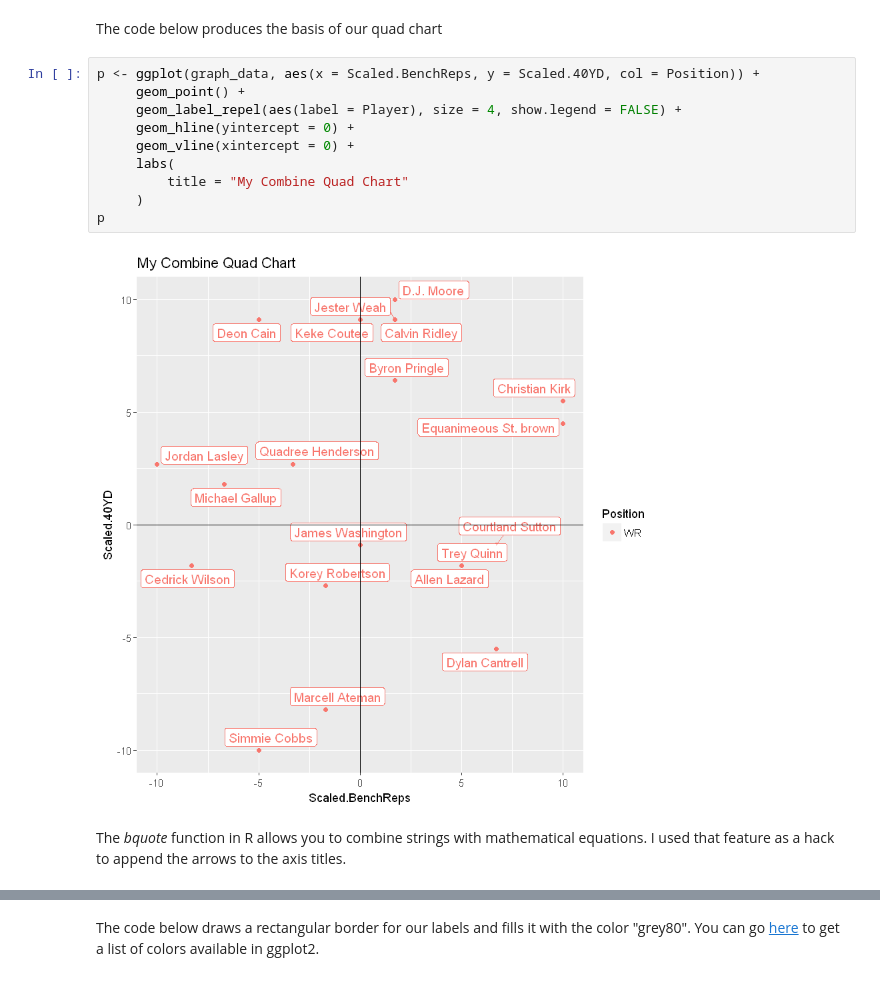
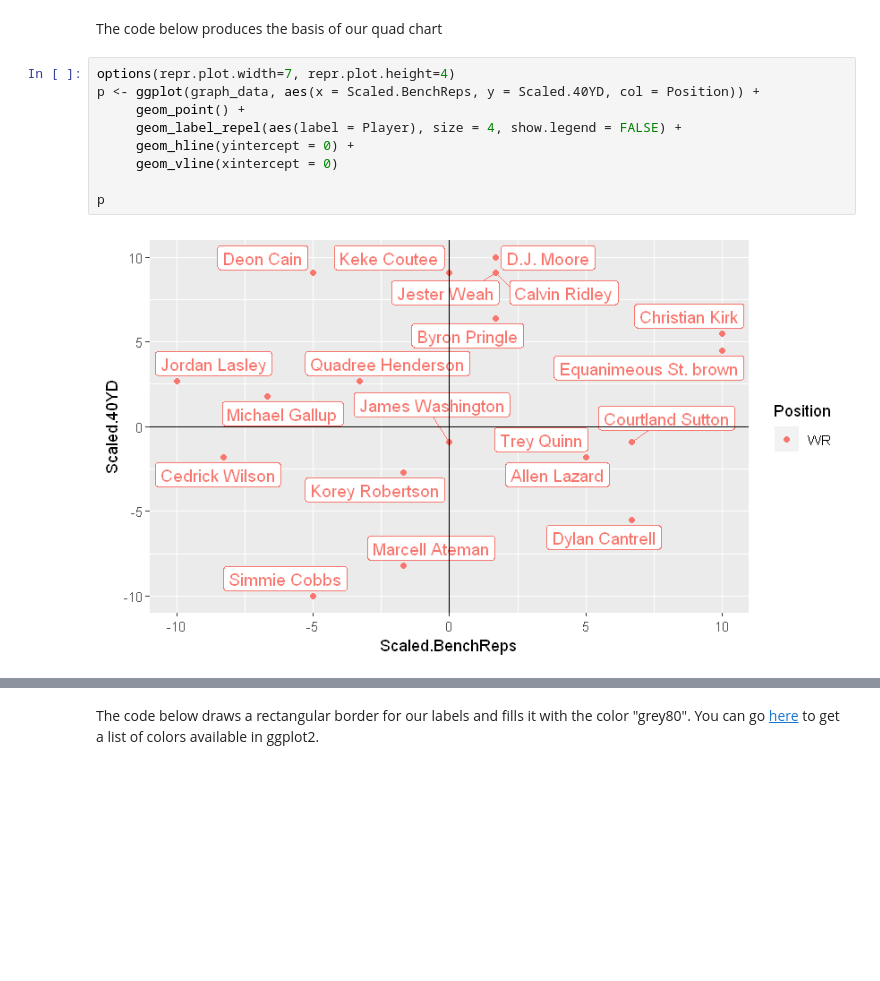
Before and after one commit to DieselAnalytics/CustomPowerBIQuadChartUsingR, a Jupyter notebook: RVizInJupyterLab.ipynb, the cells around one changed output, grey strips where cells are left out. Saved outputs shown, nothing was run; the diff lists cells and outputs as text; blank space fills up the shorter version.

```diff
--- a/RVizInJupyterLab.ipynb
+++ b/RVizInJupyterLab.ipynb
@@ -162,16 +148,13 @@ We know that our data is in the correct shape so now we can start building our v
 # %% [markdown]
 The code below produces the basis of our quad chart
 # %%
+options(repr.plot.width=7, repr.plot.height=4)
 p <- ggplot(graph_data, aes(x = Scaled.BenchReps, y = Scaled.40YD, col = Position)) +
      geom_point() +
      geom_label_repel(aes(label = Player), size = 4, show.legend = FALSE) +
      geom_hline(yintercept = 0) +
-     geom_vline(xintercept = 0) +
-     labs(
-         title = "My Combine Quad Chart"
-     )
+     geom_vline(xintercept = 0)
+
 p
 # %% [output]
-[figure, old version]
+[figure, new version]
-# %% [markdown]
-The *bquote* function in R allows you to combine strings with mathematical equations. I used that feature as a hack to append the arrows to the axis titles.
```
Also changed, not shown: parts of 23 cells of this notebook.
